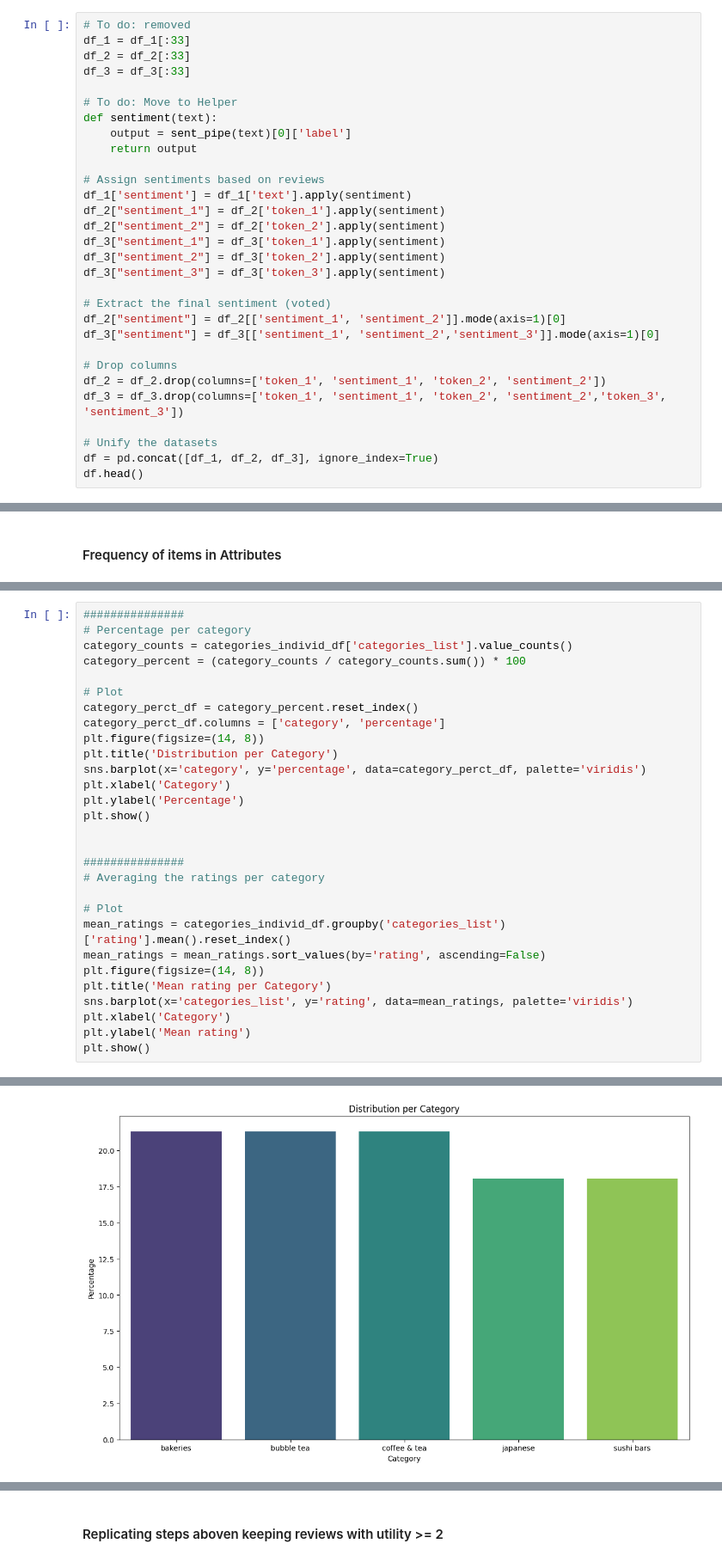
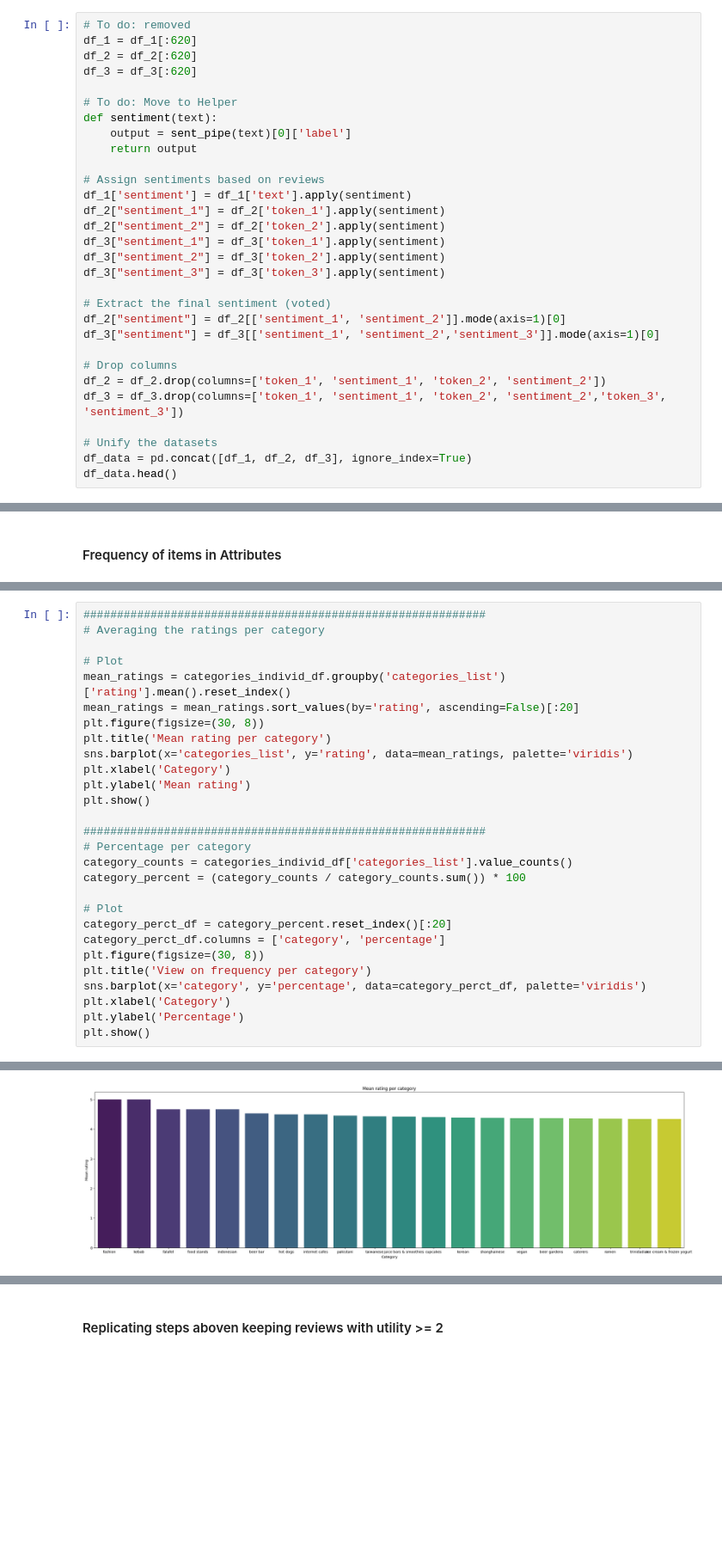
Before and after one commit to Kamiryu/nlp-customer-review-analysis, a Jupyter notebook: task2_clean.ipynb, the cells around one changed output, grey strips where cells are left out. Shown at 86% size. Cells and saved outputs as stored; diff of their text form; blank space fills up the shorter version.

```diff
--- a/task2_clean.ipynb
+++ b/task2_clean.ipynb
@@ -89,9 +99,9 @@ See the caveats in the documentation: https://pandas.pydata.org/pandas-docs/stab
   df_3['token_3'] = df_3['text'].apply(lambda x: ' '.join(x.split()[250:375]))
 # %%
 # To do: removed
-df_1 = df_1[:33]
-df_2 = df_2[:33]
-df_3 = df_3[:33]
+df_1 = df_1[:620]
+df_2 = df_2[:620]
+df_3 = df_3[:620]
 
 # To do: Move to Helper
 def sentiment(text):
@@ -115,8 +125,8 @@ df_2 = df_2.drop(columns=['token_1', 'sentiment_1', 'token_2', 'sentiment_2'])
 df_3 = df_3.drop(columns=['token_1', 'sentiment_1', 'token_2', 'sentiment_2','token_3', 'sentiment_3'])
 
 # Unify the datasets
-df = pd.concat([df_1, df_2, df_3], ignore_index=True)
-df.head()
+df_data = pd.concat([df_1, df_2, df_3], ignore_index=True)
+df_data.head()
 # %% [output]
 |  | business_id | postal_code | attributes_list | hours_list | categories_list | rating | useful | funny | ... |
 | 0 | wm9eoqjytVbC7dQcM4WSTM | 19107 | [Alcohol, BikeParking, BusinessAc... | [[7.0, 20.0], [7.0, 20.0], [7.0, ... | [bakeries, bubble tea, coffee & t... | 5 | 0 | 0 | ... |
@@ -212,33 +185,32 @@ max       5.000000
 Name: rating, dtype: float64
 # %%
-###############
+############################################################
+# Averaging the ratings per category
+
+# Plot
+mean_ratings = categories_individ_df.groupby('categories_list')['rating'].mean().reset_index()
+mean_ratings = mean_ratings.sort_values(by='rating', ascending=False)[:20]
+plt.figure(figsize=(30, 8))
+plt.title('Mean rating per category')
+sns.barplot(x='categories_list', y='rating', data=mean_ratings, palette='viridis')
+plt.xlabel('Category')
+plt.ylabel('Mean rating')
+plt.show()
+
+############################################################
 # Percentage per category
 category_counts = categories_individ_df['categories_list'].value_counts()
 category_percent = (category_counts / category_counts.sum()) * 100
 
 # Plot
-category_perct_df = category_percent.reset_index()
+category_perct_df = category_percent.reset_index()[:20]
 category_perct_df.columns = ['category', 'percentage']
-plt.figure(figsize=(14, 8))
-plt.title('Distribution per Category')
+plt.figure(figsize=(30, 8))
+plt.title('View on frequency per category')
 sns.barplot(x='category', y='percentage', data=category_perct_df, palette='viridis')
 plt.xlabel('Category')
 plt.ylabel('Percentage')
 plt.show()
-
-
-###############
-# Averaging the ratings per category
-
-# Plot
-mean_ratings = categories_individ_df.groupby('categories_list')['rating'].mean().reset_index()
-mean_ratings = mean_ratings.sort_values(by='rating', ascending=False)
-plt.figure(figsize=(14, 8))
-plt.title('Mean rating per Category')
-sns.barplot(x='categories_list', y='rating', data=mean_ratings, palette='viridis')
-plt.xlabel('Category')
-plt.ylabel('Mean rating')
-plt.show()
 # %% [output]
 Passing `palette` without assigning `hue` is deprecated and will be removed in v0.14.0. Assign the `x` variable to `hue` and set `legend=False` for the same effect.
 
@@ -246,3 +218,3 @@ Passing `palette` without assigning `hue` is deprecated and will be removed in v
-[figure, old version]
+[figure, new version]
 Passing `palette` without assigning `hue` is deprecated and will be removed in v0.14.0. Assign the `x` variable to `hue` and set `legend=False` for the same effect.
 
```
Also changed, not shown: parts of 26 cells of this notebook.
